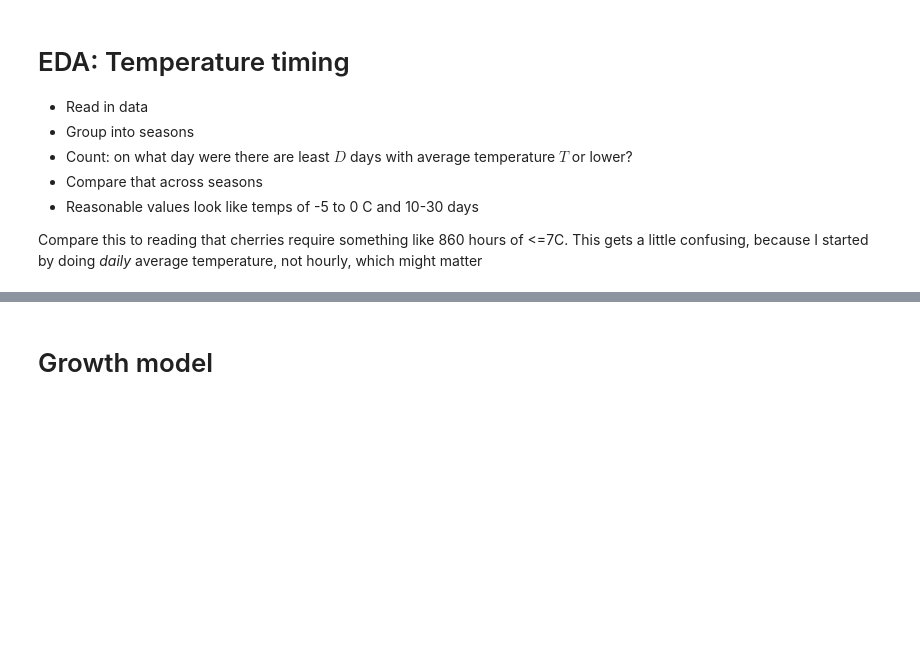
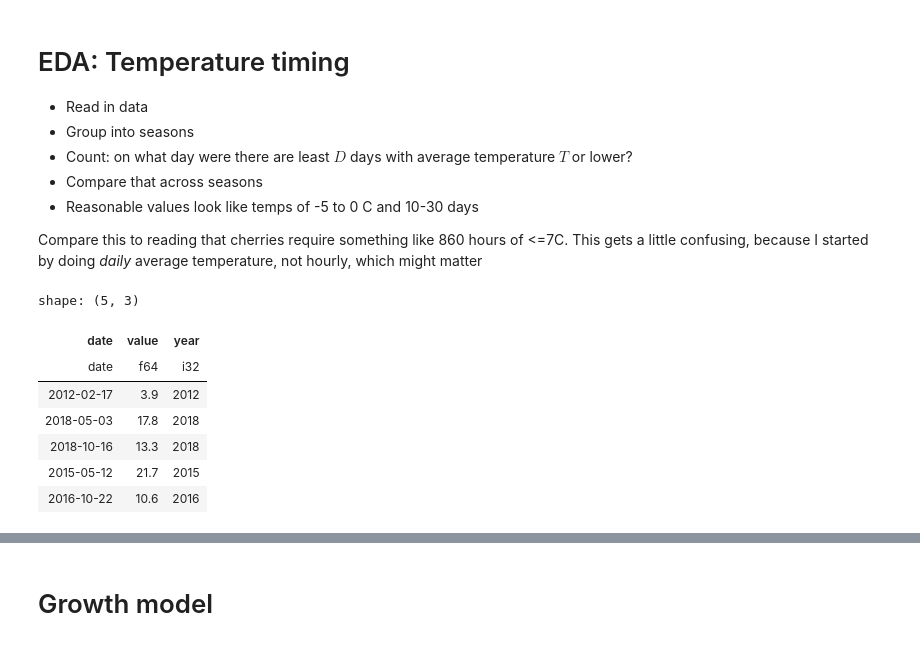
Before and after one commit to swo/sakura, a Jupyter notebook: scripts/eda.ipynb, the cells around one changed output, grey strips where cells are left out. Drawn from its saved outputs; the diff is of its cells as text; code cells hidden in the pictures; blank space fills up the shorter version.

```diff
--- a/scripts/eda.ipynb
+++ b/scripts/eda.ipynb
@@ -7,7 +7,7 @@
 - Compare that across seasons
 - Reasonable values look like temps of -5 to 0 C and 10-30 days
 
-Compare this to reading that cherries require something like 860 hours of <=7C. This gets a little confusing, because I started by doing *daily* average temperature, not hourly, which might matter
+Compare this to reading that cherries require something like 860 hours of <=7C. This gets a little confusing, because I started by doing _daily_ average temperature, not hourly, which might matter
 # %%
 import polars as pl
 import altair as alt
@@ -15,10 +15,19 @@ import pyarrow.dataset as ds
 import numpy as np
 # %%
 data_raw = pl.scan_pyarrow_dataset(
-    ds.dataset("data/cdo", format="parquet", partitioning="hive")
+    ds.dataset("../data/cdo", format="parquet", partitioning="hive")
 ).collect()
 
 data_raw.sample(5)
+# %% [output]
+shape: (5, 3)
+| date | value | year |
+| date | f64 | i32 |
+| 2012-02-17 | 3.9 | 2012 |
+| 2018-05-03 | 17.8 | 2018 |
+| 2018-10-16 | 13.3 | 2018 |
+| 2015-05-12 | 21.7 | 2015 |
+| 2016-10-22 | 10.6 | 2016 |
 # %%
 # data to be used for analysis
 data = (
```
Also changed, not shown: parts of 9 cells of this notebook.
